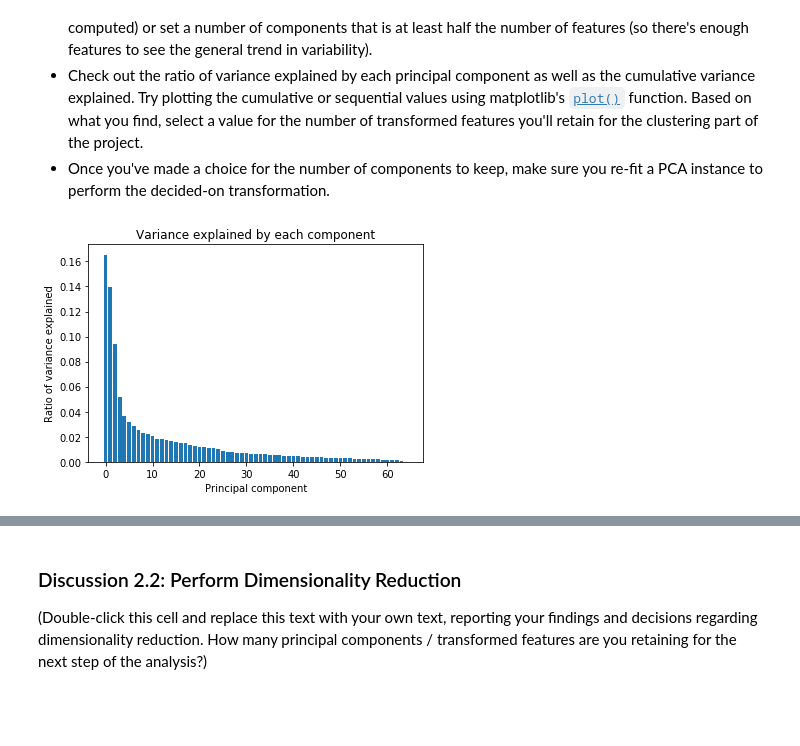
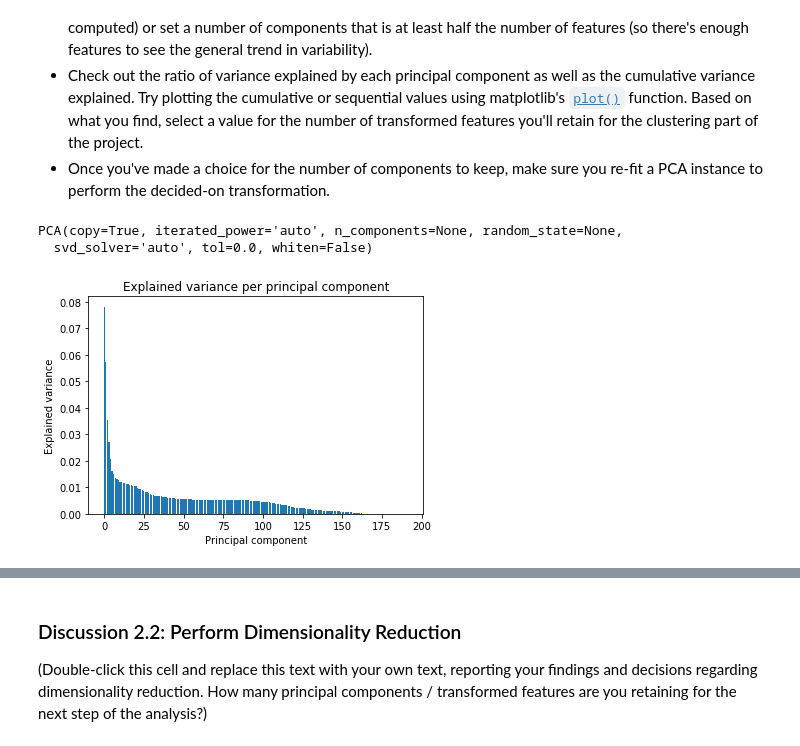
Before and after one commit to somya1212/Identifying-Customer-Segments-with-Arvato, a Jupyter notebook: Identify_Customer_Segments.ipynb, the cells around one changed output, grey strips where cells are left out. Drawn from its saved outputs; the diff is of its cells as text; code cells hidden in the pictures; blank space fills up the shorter version.

```diff
--- a/Identify_Customer_Segments.ipynb
+++ b/Identify_Customer_Segments.ipynb
@@ -736,3 +743,5 @@ Before we apply dimensionality reduction techniques to the data, we need to perf
 - sklearn requires that data not have missing values in order for its estimators to work properly. So, before applying the scaler to your data, make sure that you've cleaned the DataFrame of the remaining missing values. This can be as simple as just removing all data points with missing data, or applying an [Imputer](http://scikit-learn.org/stable/modules/generated/sklearn.preprocessing.Imputer.html) to replace all missing values. You might also try a more complicated procedure where you temporarily remove missing values in order to compute the scaling parameters before re-introducing those missing values and applying imputation. Think about how much missing data you have and what possible effects each approach might have on your analysis, and justify your decision in the discussion section below.
 - For the actual scaling function, a [StandardScaler](http://scikit-learn.org/stable/modules/generated/sklearn.preprocessing.StandardScaler.html) instance is suggested, scaling each feature to mean 0 and standard deviation 1.
 - For these classes, you can make use of the `.fit_transform()` method to both fit a procedure to the data as well as apply the transformation to the data at the same time. Don't forget to keep the fit sklearn objects handy, since you'll be applying them to the customer demographics data towards the end of the project.
+# %%
+missing_less_30 =missing_less_30.fillna(missing_less_30.mode().iloc[0])
@@ -756 +780,6 @@ azdias_clean_scaled = pd.DataFrame(azdias_clean_scaled, columns=list(azdias_clea
+# %%
+scaler =StandardScaler()
+features_scaled=scaler.fit_transform(missing_less_30)
+# %%
+features_scaled=pd.DataFrame(features_scaled,columns=missing_less_30.columns.tolist())
 # %%
@@ -800,15 +829,19 @@ On your scaled data, you are now ready to apply dimensionality reduction techniq
 from sklearn.decomposition import PCA
 # %%
 # Apply PCA to the data.
-
 pca = PCA()
-pca_feature=pca.fit_transform(azdias_clean_scaled)
+pca.fit(features_scaled)
+# %% [output]
+PCA(copy=True, iterated_power='auto', n_components=None, random_state=None,
+  svd_solver='auto', tol=0.0, whiten=False)
 # %%
 # Investigate the variance accounted for by each principal component.
-plt.bar(range(len(pca.explained_variance_ratio_)), pca.explained_variance_ratio_)
-plt.title("Variance explained by each component")
+num_components=np.arange(len(pca.explained_variance_ratio_))
+values=pca.explained_variance_ratio_
+plt.bar(num_components,values)
 plt.xlabel("Principal component")
-plt.ylabel("Ratio of variance explained")
+plt.ylabel("Explained variance")
+plt.title("Explained variance per principal component")
 plt.show()
 # %% [output]
-[figure, old version]
+[figure, new version]
```
Also changed, not shown: parts of 94 cells of this notebook.
